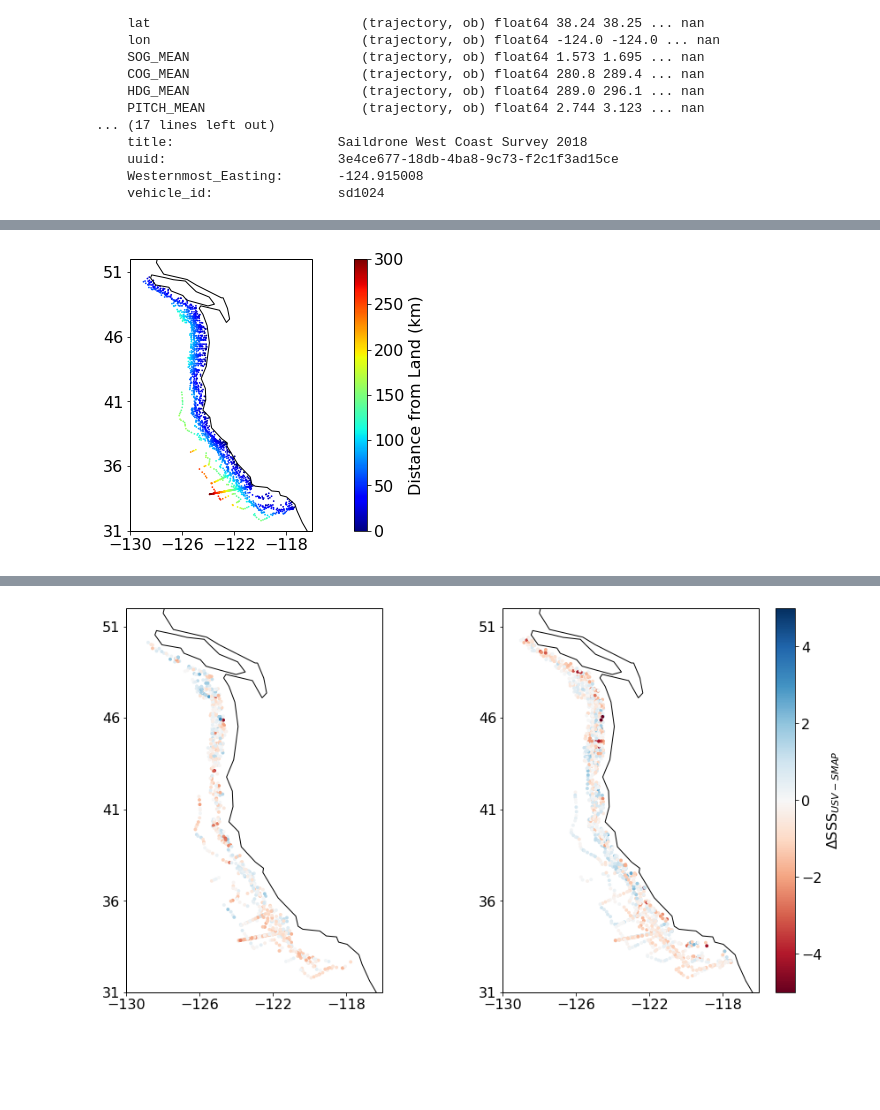
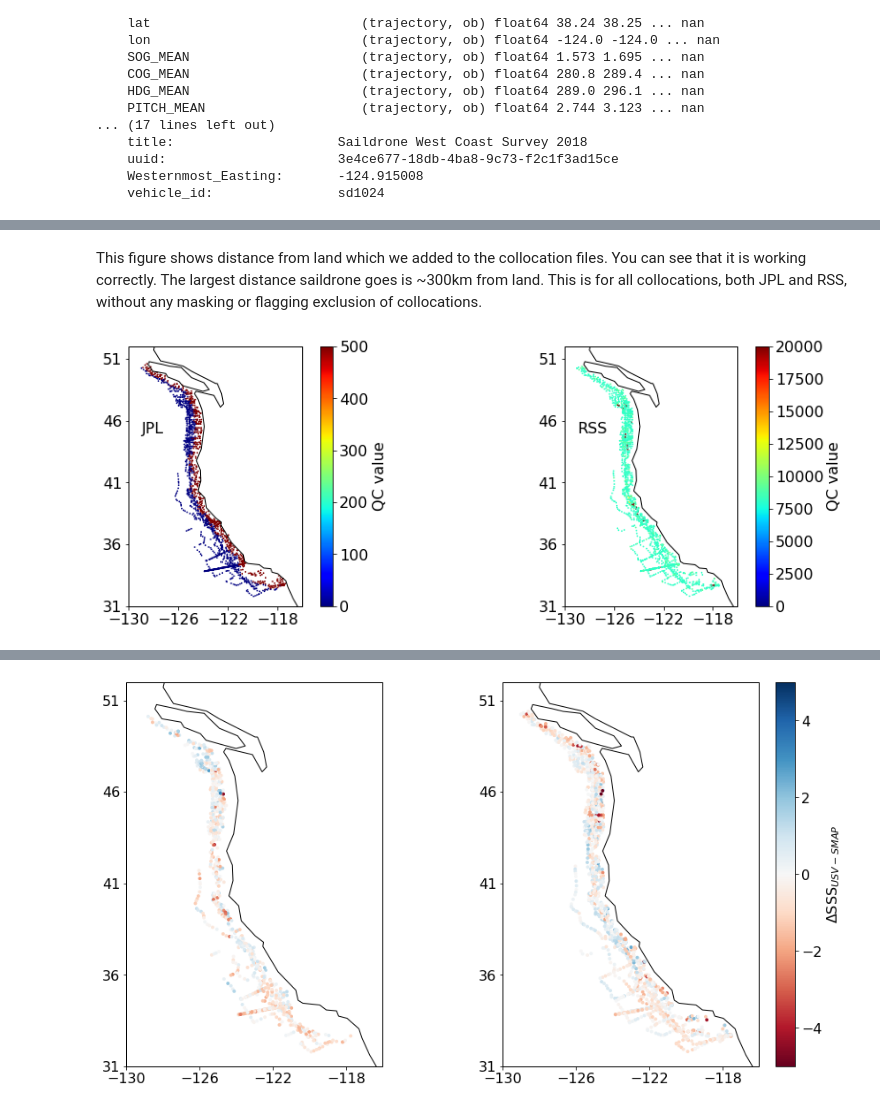
Before and after one commit to cgentemann/salinity, a Jupyter notebook: Image orbital SSS collocations west coast.ipynb, the cells around one changed output, grey strips where cells are left out. Saved outputs shown, nothing was run; the diff lists cells and outputs as text; code cells hidden in the pictures; blank space fills up the shorter version.

```diff
--- a/Image orbital SSS collocations west coast.ipynb
+++ b/Image orbital SSS collocations west coast.ipynb
@@ -205,10 +229,19 @@ plt.rcParams.update({'font.size': 16})
 import cmocean
 for i in range(len(ds_usv.trajectory)):
     ds=ds_colJ.isel(trajectory=i)
-    plt.plot(ds.time,ds.lat,'.',color='b',linewidth=3)
+    if i==0:
+        plt.plot(ds.time,ds.lat,'.',color='b',linewidth=3,label='JPL')
+    else:
+        plt.plot(ds.time,ds.lat,'.',color='b',linewidth=3)
     ds=ds_colR.isel(trajectory=i)
-    plt.plot(ds.time,ds.lat,'.',color='m')
+    if i==0:
+        plt.plot(ds.time,ds.lat,'.',color='m',label='RSS')
+    else:
+        plt.plot(ds.time,ds.lat,'.',color='m')
     plt.plot([np.datetime64('2019-06-19'),np.datetime64('2019-07-23')],[35,35],'r',linewidth=10) #DATA OUTAGE
+plt.ylabel('Latitude')
+plt.xlabel('Time')
+plt.legend()
 fig_fname = 'C:/Users/gentemann/Google Drive/f_drive/docs/projects/SSS/figures/west_coast_coll_cruises_timeseriesJPL.png'
 plt.savefig(fig_fname, transparent=False, format='png')
 # %% [output]
@@ -216,50 +284,35 @@ plt.savefig(fig_fname, transparent=False, format='png')
+# %% [markdown]
+This figure shows distance from land which we added to the collocation files.  You can see that it is working correctly. The largest distance saildrone goes is ~300km from land. This is for all collocations, both JPL and RSS, without any masking or flagging exclusion of collocations.
 # %%
-#for i in range(13):
-#    ds=ds_colJ.isel(trajectory=i)
-#    ds = ds.where(ds.dist_land>30)
-#    ax = plt.axes(projection=ccrs.PlateCarree())
-#    cs1 = ax.scatter(ds.lon, ds.lat, s=3.0, c=ds.dist_land, edgecolor='none', cmap='jet',vmin=0,vmax=300)
-#ax.coastlines()
-#cs1.set_fontsize(16)
-#x1,x2,y1,y2 = -130,-116,31,52
-#ax.set_xlim(x1,x2)
-#ax.set_ylim(y1,y2)
-#ax.set_xticks(np.arange(x1,x2,4))
-#ax.set_yticks(np.arange(y1,y2,5))
-#cax = plt.colorbar(cs1)
-#cax.set_label('Distance from Land (km)',fontsize=16)
-#fig_fname = 'C:/Users/gentemann/Google Drive/f_drive/docs/projects/SSS/figures/west_coast_collocations_distanceJPL.png'
-#plt.savefig(fig_fname, transparent=False, format='png')
-
-
-
 for i in range(13):
     ds=ds_colJ.isel(trajectory=i)
     ax = plt.subplot(121,projection=ccrs.PlateCarree())
-    cs1 = ax.scatter(ds.lon, ds.lat, s=3.0, c=ds.dist_land, edgecolor='none', cmap='jet',vmin=0,vmax=300)
+    cs1 = ax.scatter(ds.lon, ds.lat, s=3.0, c=ds.smap_iqc_flag, edgecolor='none', cmap='jet',vmin=0,vmax=500)
+plt.text(-129,45,'JPL')
 ax.coastlines()
 #cs1.set_fontsize(16)
 x1,x2,y1,y2 = -130,-116,31,52
 ax.set_xlim(x1,x2)
 ax.set_ylim(y1,y2)
 ax.set_xticks(np.arange(x1,x2,4))
 ax.set_yticks(np.arange(y1,y2,5))
 cax = plt.colorbar(cs1)
-cax.set_label('Distance from Land (km)',fontsize=16)
+cax.set_label('QC value',fontsize=16)
 for i in range(13):
     ds=ds_colR.isel(trajectory=i)
     ax = plt.subplot(122,projection=ccrs.PlateCarree())
-    cs1 = ax.scatter(ds.lon, ds.lat, s=3.0, c=ds.dist_land, edgecolor='none', cmap='jet',vmin=0,vmax=300)
+    cs1 = ax.scatter(ds.lon, ds.lat, s=3.0, c=ds.smap_iqc_flag, edgecolor='none', cmap='jet',vmin=0,vmax=20000)
+plt.text(-129,45,'RSS')
 ax.coastlines()
 #cs1.set_fontsize(16)
 x1,x2,y1,y2 = -130,-116,31,52
 ax.set_xlim(x1,x2)
 ax.set_ylim(y1,y2)
 ax.set_xticks(np.arange(x1,x2,4))
 ax.set_yticks(np.arange(y1,y2,5))
 cax = plt.colorbar(cs1)
-cax.set_label('Distance from Land (km)',fontsize=16)
-fig_fname = 'C:/Users/gentemann/Google Drive/f_drive/docs/projects/SSS/figures/west_coast_collocations_distance.png'
+cax.set_label('QC value',fontsize=16)
+fig_fname = 'C:/Users/gentemann/Google Drive/f_drive/docs/projects/SSS/figures/west_coast_collocations_qc.png'
 plt.savefig(fig_fname, transparent=False, format='png')
 # %% [output]
-[figure, old version]
+[figure, new version]
```
Also changed, not shown: parts of 27 cells of this notebook, 2 other files.
